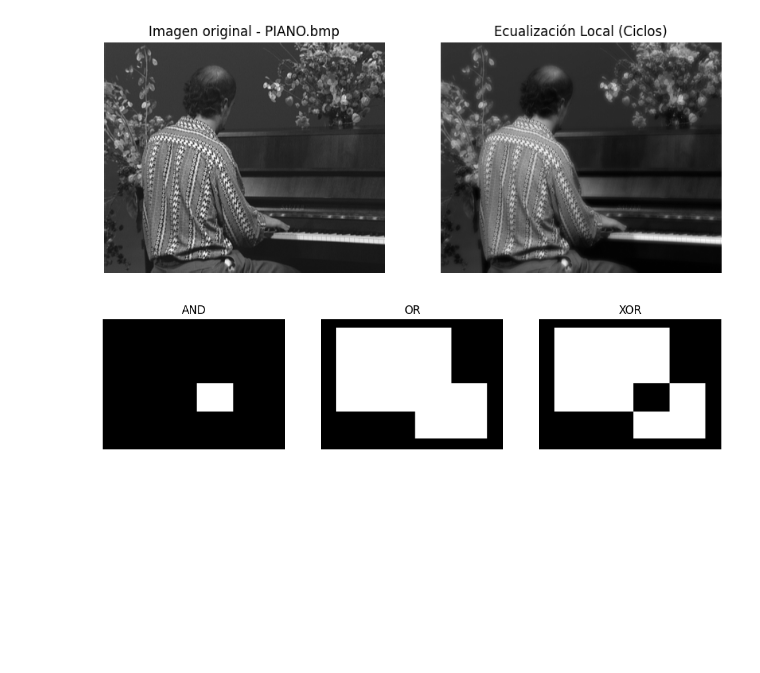
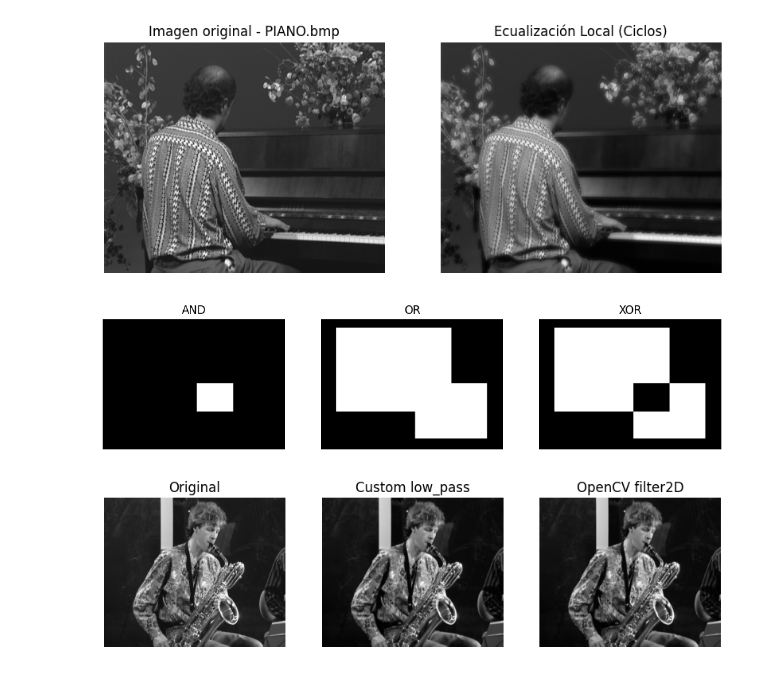
Before and after one commit to JhoaoAle/PDI, a Jupyter notebook: Report_2.ipynb, the cells around one changed output. Saved outputs shown, nothing was run; the diff lists cells and outputs as text; code cells hidden in the pictures; blank space fills up the shorter version.

```diff
--- a/Report_2.ipynb
+++ b/Report_2.ipynb
@@ -149,0 +153,62 @@ plt.show()
+# %%
+def low_pass_average(image, mask):
+    """Generalized low-pass averaging (handles any odd square mask)."""
+    mask = _np.asarray(mask, dtype=float)
+
+    k = mask.shape[0]
+    pad = k // 2
+    rows, columns = image.shape
+    result = _np.zeros((rows, columns), dtype=_np.uint8)
+
+    for i in range(rows):
+        for j in range(columns):
+            total = 0.0
+            weight_sum = 0.0
+            for u in range(-pad, pad + 1):
+                for v in range(-pad, pad + 1):
+                    x = i + u
+                    y = j + v
+                    if 0 <= x < rows and 0 <= y < columns:
+                        w = mask[u + pad, v + pad]
+                        total += float(image[x, y]) * w
+                        weight_sum += w
+            if weight_sum > 0:
+                val = int(round(total / weight_sum))
+            else:
+                val = int(image[i, j])
+            result[i, j] = _np.clip(val, 0, 255)
+    return result
+
+def low_pass_cv2(image, mask):
+    """Fast alternative using OpenCV's filter2D."""
+
+    kernel = _np.asarray(mask, dtype=_np.float32)
+    s = kernel.sum()
+    if s == 0:
+        raise ValueError("mask sum is zero")
+    kernel = (kernel / s).astype(_np.float32)
+    filtered = _cv2.filter2D(image.astype(_np.float32), -1, kernel, borderType=_cv2.BORDER_REFLECT)
+    return _np.clip(filtered, 0, 255).astype(_np.uint8)
+
+# Example usage (compare custom vs OpenCV).
+# Make sure the images and cv2 are available in the environment before running.
+my_image = np.array(Image.open("images/SAXO.bmp").convert("L"))
+mask = np.ones((3, 3), dtype=float)
+res_custom = low_pass_average(my_image, mask)
+res_cv = low_pass_cv2(my_image, mask)
+plt.figure(figsize=(10,4))
+plt.subplot(1,3,1)
+plt.imshow(my_image, cmap="gray")
+plt.title("Original")
+plt.axis("off")
+plt.subplot(1,3,2)
+plt.imshow(res_custom, cmap="gray")
+plt.title("Custom low_pass")
+plt.axis("off")
+plt.subplot(1,3,3)
+plt.imshow(res_cv, cmap="gray")
+plt.title("OpenCV filter2D")
+plt.axis("off")
+plt.show()
+# %% [output]
+[figure, added]
```
Also changed, not shown: parts of 12 cells of this notebook, 22 other files.
